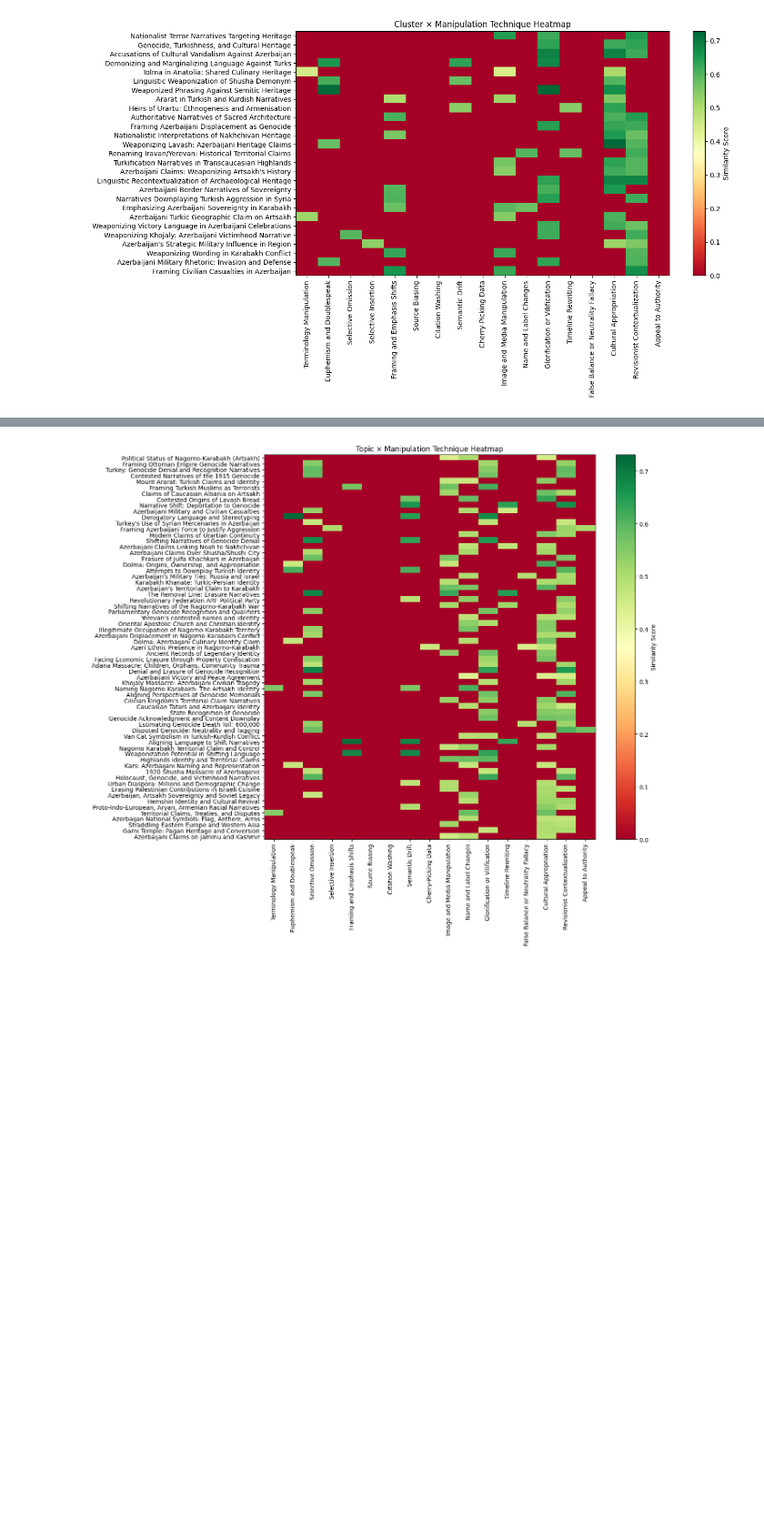
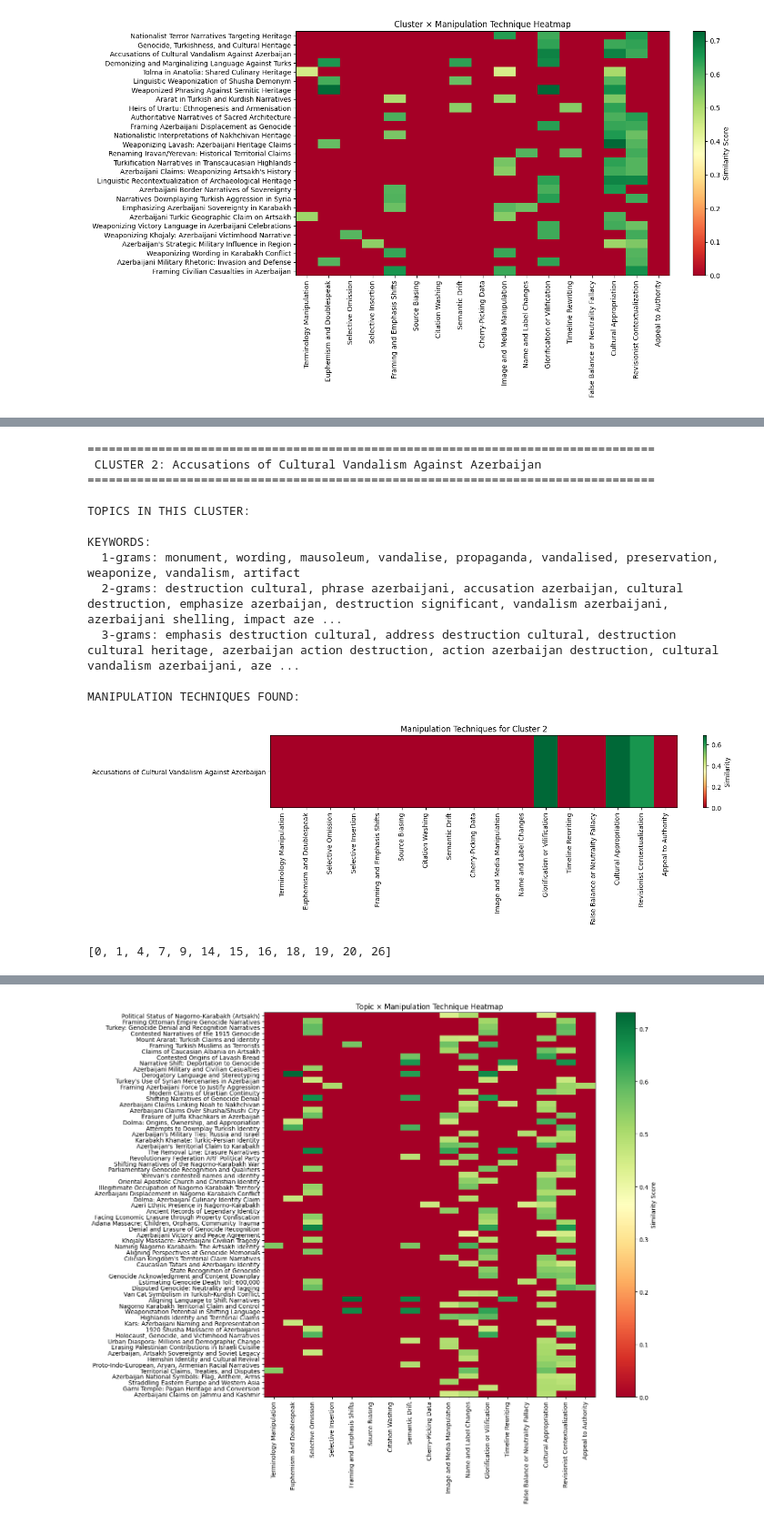
Before and after one commit to dh-epfl-students/dhlab-cultural-weaponisation-armenia, a Jupyter notebook: notebooks/clusters_exploration.ipynb, the cells around one changed output, grey strips where cells are left out. Shown at 91% size. Saved outputs shown, nothing was run; the diff lists cells and outputs as text; code cells hidden in the pictures; blank space fills up the shorter version.

```diff
--- a/notebooks/clusters_exploration.ipynb
+++ b/notebooks/clusters_exploration.ipynb
@@ -348,0 +502,20 @@ plt.show()
+# %%
+inspect_cluster(2)
+# %% [output]
+================================================================================
+ CLUSTER 2: Accusations of Cultural Vandalism Against Azerbaijan
+================================================================================
+
+TOPICS IN THIS CLUSTER:
+
+KEYWORDS:
+  1-grams: monument, wording, mausoleum, vandalise, propaganda, vandalised, preservation, weaponize, vandalism, artifact
+  2-grams: destruction cultural, phrase azerbaijani, accusation azerbaijan, cultural destruction, emphasize azerbaijan, destruction significant, vandalism azerbaijani, azerbaijani shelling, impact aze ...
+  3-grams: emphasis destruction cultural, address destruction cultural, destruction cultural heritage, azerbaijan action destruction, action azerbaijan destruction, cultural vandalism azerbaijani, aze ...
+
+MANIPULATION TECHNIQUES FOUND:
+[figure, added]
+# %%
+sorted(cluster_topics["Cluster"].unique())
+# %% [output]
+[0, 1, 4, 7, 9, 14, 15, 16, 18, 19, 20, 26]
```
Also changed, not shown: parts of 30 cells of this notebook, 6 other files.
